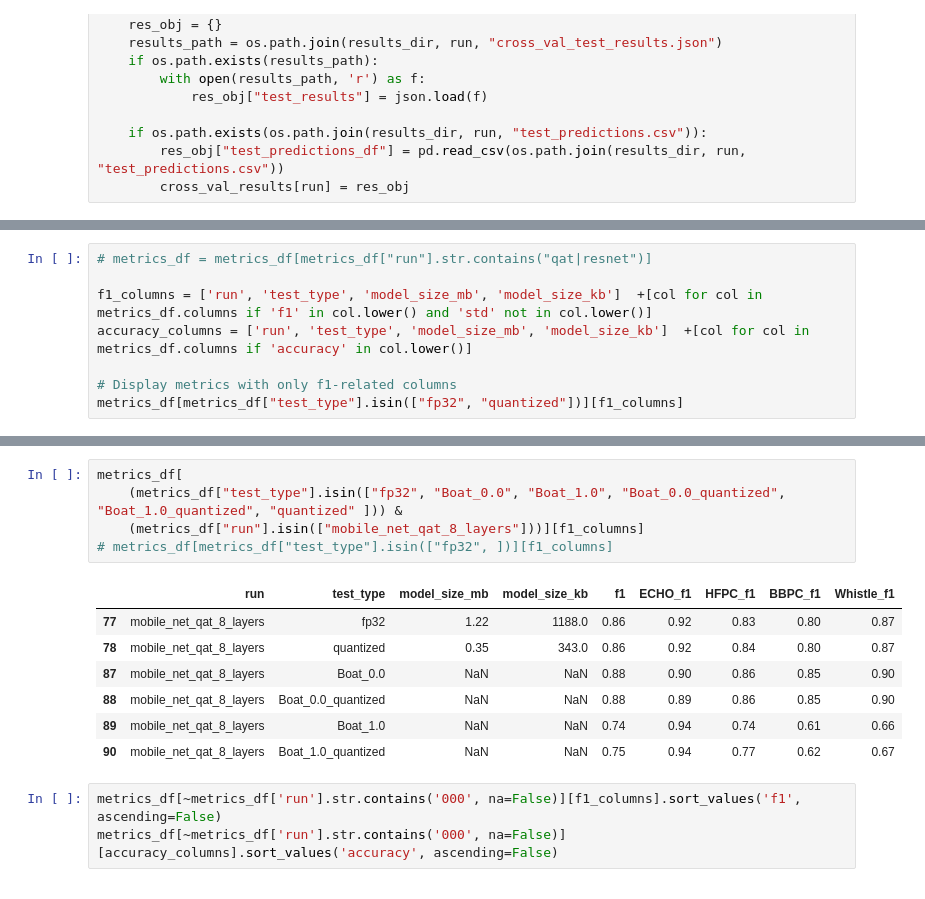
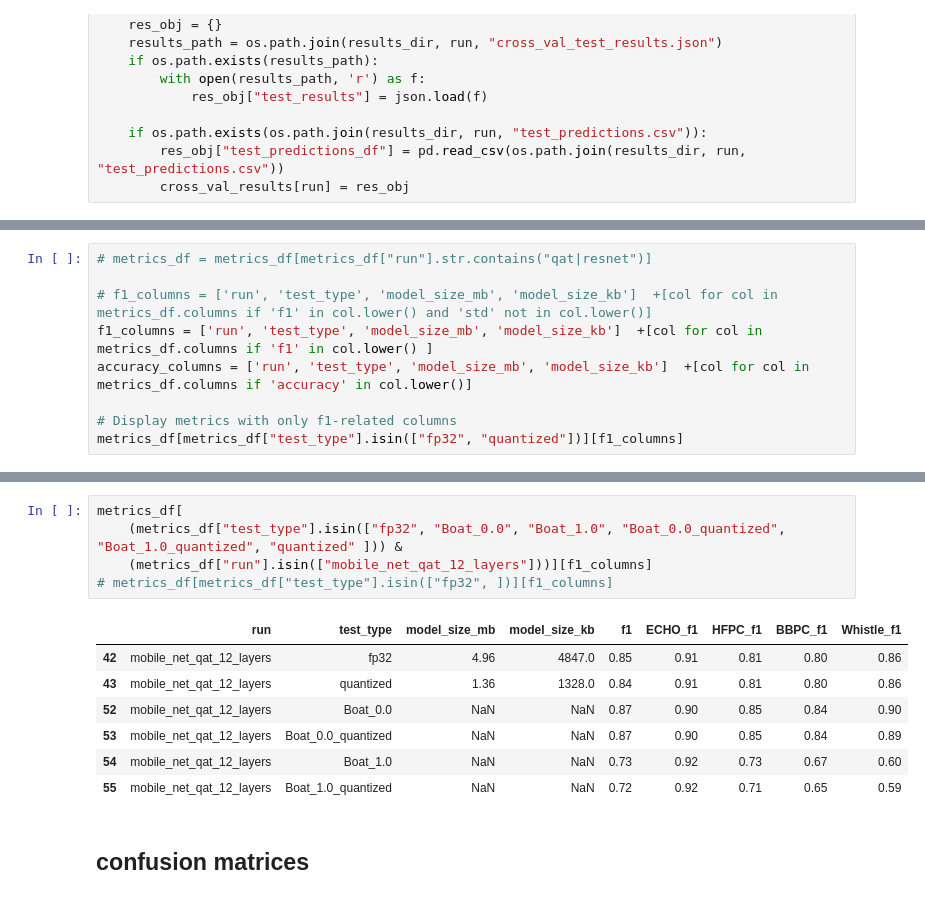
Before and after one commit to bobduru/beluga-call-pipeline, a Jupyter notebook: training/results_analysis/model_optimization.ipynb, the cells around one changed output, grey strips where cells are left out. Cells and saved outputs as stored; diff of their text form.

```diff
--- a/training/results_analysis/model_optimization.ipynb
+++ b/training/results_analysis/model_optimization.ipynb
@@ -170,7 +166,8 @@ Name: count, dtype: int64
 # %%
 # metrics_df = metrics_df[metrics_df["run"].str.contains("qat|resnet")]
 
-f1_columns = ['run', 'test_type', 'model_size_mb', 'model_size_kb']  +[col for col in metrics_df.columns if 'f1' in col.lower() and 'std' not in col.lower()]
+# f1_columns = ['run', 'test_type', 'model_size_mb', 'model_size_kb']  +[col for col in metrics_df.columns if 'f1' in col.lower() and 'std' not in col.lower()]
+f1_columns = ['run', 'test_type', 'model_size_mb', 'model_size_kb']  +[col for col in metrics_df.columns if 'f1' in col.lower() ]
 accuracy_columns = ['run', 'test_type', 'model_size_mb', 'model_size_kb']  +[col for col in metrics_df.columns if 'accuracy' in col.lower()]
 
 # Display metrics with only f1-related columns
@@ -194,16 +207,15 @@ metrics_df[metrics_df["test_type"].isin(["fp32", "quantized"])][f1_columns]
 # %%
 metrics_df[
     (metrics_df["test_type"].isin(["fp32", "Boat_0.0", "Boat_1.0", "Boat_0.0_quantized", "Boat_1.0_quantized", "quantized" ])) &
-    (metrics_df["run"].isin(["mobile_net_qat_8_layers"]))][f1_columns]
+    (metrics_df["run"].isin(["mobile_net_qat_12_layers"]))][f1_columns]
 # metrics_df[metrics_df["test_type"].isin(["fp32", ])][f1_columns]
 # %% [output]
 |  | run | test_type | model_size_mb | model_size_kb | f1 | ECHO_f1 | HFPC_f1 | BBPC_f1 | Whistle_f1 |
-| 77 | mobile_net_qat_8_layers | fp32 | 1.22 | 1188.0 | 0.86 | 0.92 | 0.83 | 0.80 | 0.87 |
-| 78 | mobile_net_qat_8_layers | quantized | 0.35 | 343.0 | 0.86 | 0.92 | 0.84 | 0.80 | 0.87 |
-| 87 | mobile_net_qat_8_layers | Boat_0.0 | NaN | NaN | 0.88 | 0.90 | 0.86 | 0.85 | 0.90 |
-| 88 | mobile_net_qat_8_layers | Boat_0.0_quantized | NaN | NaN | 0.88 | 0.89 | 0.86 | 0.85 | 0.90 |
-| 89 | mobile_net_qat_8_layers | Boat_1.0 | NaN | NaN | 0.74 | 0.94 | 0.74 | 0.61 | 0.66 |
-| 90 | mobile_net_qat_8_layers | Boat_1.0_quantized | NaN | NaN | 0.75 | 0.94 | 0.77 | 0.62 | 0.67 |
+| 42 | mobile_net_qat_12_layers | fp32 | 4.96 | 4847.0 | 0.85 | 0.91 | 0.81 | 0.80 | 0.86 |
+| 43 | mobile_net_qat_12_layers | quantized | 1.36 | 1328.0 | 0.84 | 0.91 | 0.81 | 0.80 | 0.86 |
+| 52 | mobile_net_qat_12_layers | Boat_0.0 | NaN | NaN | 0.87 | 0.90 | 0.85 | 0.84 | 0.90 |
+| 53 | mobile_net_qat_12_layers | Boat_0.0_quantized | NaN | NaN | 0.87 | 0.90 | 0.85 | 0.84 | 0.89 |
+| 54 | mobile_net_qat_12_layers | Boat_1.0 | NaN | NaN | 0.73 | 0.92 | 0.73 | 0.67 | 0.60 |
+| 55 | mobile_net_qat_12_layers | Boat_1.0_quantized | NaN | NaN | 0.72 | 0.92 | 0.71 | 0.65 | 0.59 |
-# %%
-metrics_df[~metrics_df['run'].str.contains('000', na=False)][f1_columns].sort_values('f1', ascending=False)
-metrics_df[~metrics_df['run'].str.contains('000', na=False)][accuracy_columns].sort_values('accuracy', ascending=False)
+# %% [markdown]
+## confusion matrices
```
Also changed, not shown: parts of 7 cells of this notebook, 9 other files.
